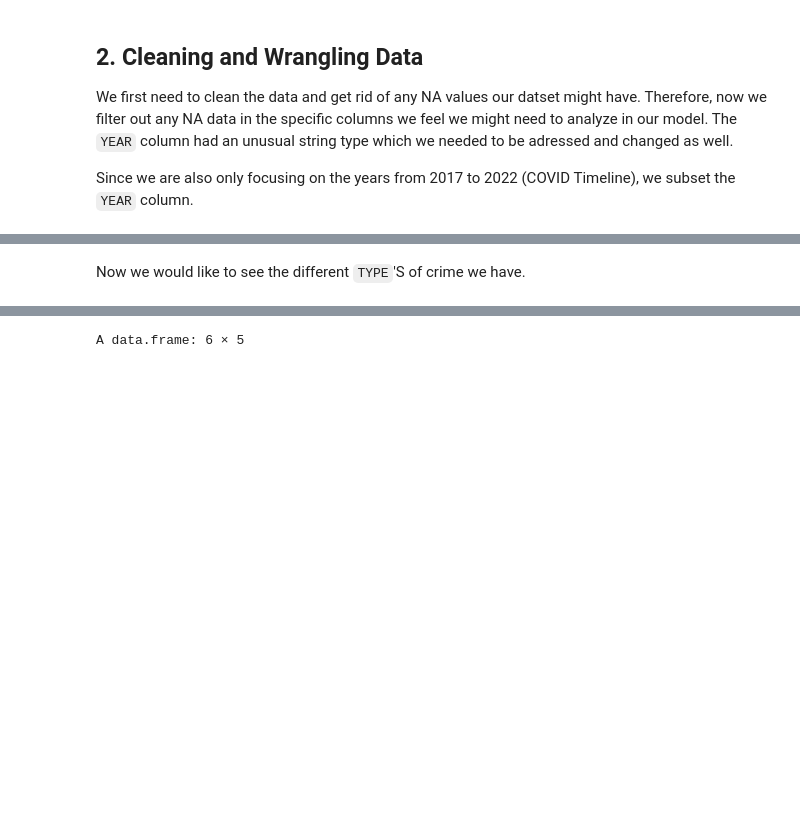
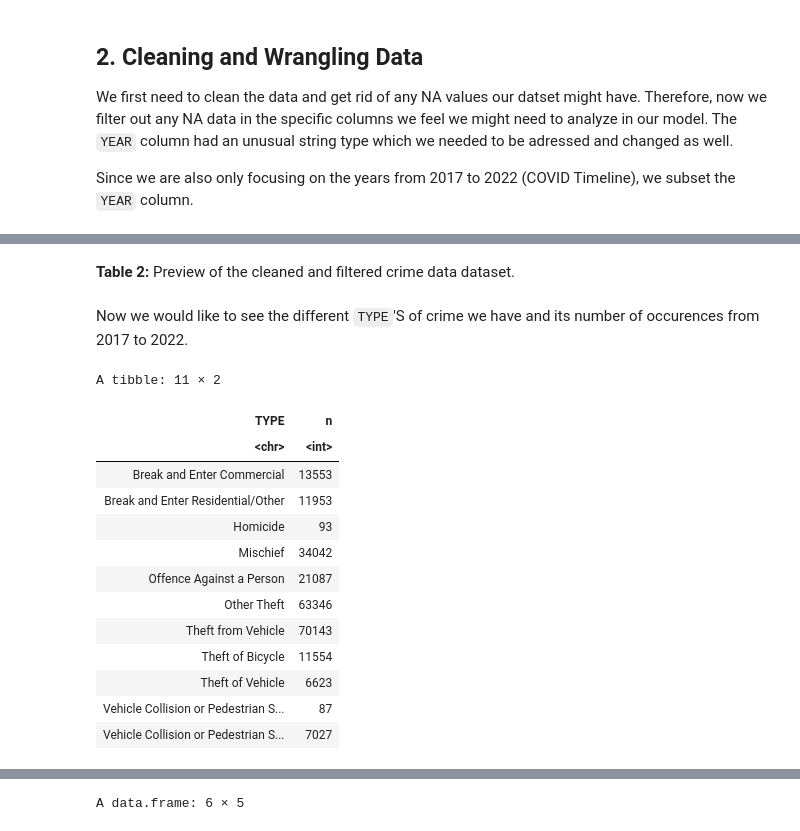
Before and after one commit to Rz02/stat201_2022w2_group_06_project, a Jupyter notebook: crime_rate_comparison.ipynb, the cells around one changed output, grey strips where cells are left out. Saved outputs shown, nothing was run; the diff lists cells and outputs as text; code cells hidden in the pictures; blank space fills up the shorter version.

Commit message:
DONE till Dataset
DONE CHECKING and ADDING till #4 Exploring the Dataset

```diff
--- a/crime_rate_comparison.ipynb
+++ b/crime_rate_comparison.ipynb
@@ -92,2 +104,26 @@ crime <- crime %>%
+# %% [markdown]
+**Table 2:** Preview of the cleaned and filtered crime data dataset.
 # %% [markdown]
-Now we would like to see the different `TYPE`'S of crime we have.
+Now we would like to see the different `TYPE`'S of crime we have and its number of occurences from 2017 to 2022.
+# %%
+# Filter for TYPE of data and number of occurences
+crime_type <- crime %>%
+    group_by(TYPE) %>%
+    summarize(n = n())
+
+crime_type
+# %% [output]
+A tibble: 11 × 2
+| TYPE | n |
+| <chr> | <int> |
+| Break and Enter Commercial | 13553 |
+| Break and Enter Residential/Other | 11953 |
+| Homicide | 93 |
+| Mischief | 34042 |
+| Offence Against a Person | 21087 |
+| Other Theft | 63346 |
+| Theft from Vehicle | 70143 |
+| Theft of Bicycle | 11554 |
+| Theft of Vehicle | 6623 |
+| Vehicle Collision or Pedestrian S... | 87 |
+| Vehicle Collision or Pedestrian S... | 7027 |
```
Also changed, not shown: parts of 15 cells of this notebook.
